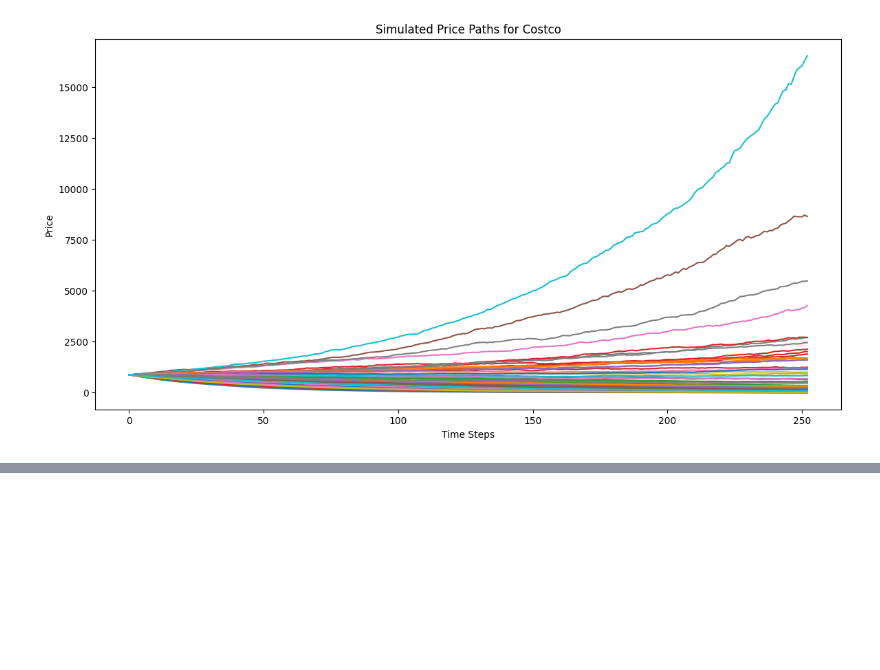
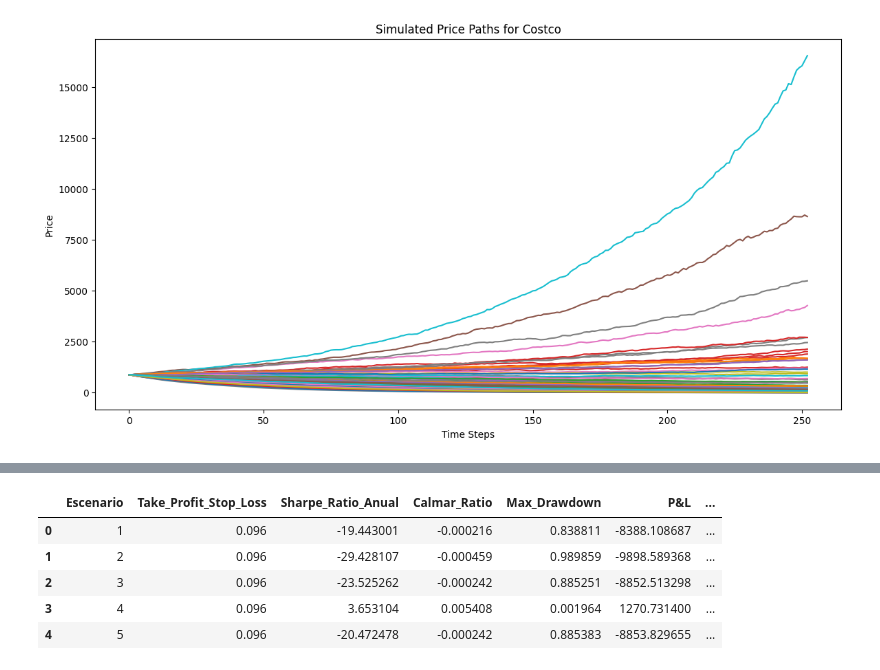
Before and after one commit to pmonroys/Trading, a Jupyter notebook: Proyecto 3/003 Generative Adversarial Networks.ipynb, the cells around one changed output, grey strips where cells are left out. Saved outputs shown, nothing was run; the diff lists cells and outputs as text; code cells hidden in the pictures; blank space fills up the shorter version.

```diff
--- a/Proyecto 3/Proyecto Trading 3 GANS Principal.ipynb
+++ b/Proyecto 3/003 Generative Adversarial Networks.ipynb
@@ -281,0 +353,13 @@ for pos in positions:
+# %%
+# Agrupar por 'Escenario' y calcular el promedio de cada métrica
+df_grouped = df_results.groupby('Escenario').mean().reset_index()
+
+# Mostrar los resultados agrupados
+df_grouped.head()
+# %% [output]
+|  | Escenario | Take_Profit_Stop_Loss | Sharpe_Ratio_Anual | Calmar_Ratio | Max_Drawdown | P&L | ... |
+| 0 | 1 | 0.096 | -19.443001 | -0.000216 | 0.838811 | -8388.108687 | ... |
+| 1 | 2 | 0.096 | -29.428107 | -0.000459 | 0.989859 | -9898.589368 | ... |
+| 2 | 3 | 0.096 | -23.525262 | -0.000242 | 0.885251 | -8852.513298 | ... |
+| 3 | 4 | 0.096 | 3.653104 | 0.005408 | 0.001964 | 1270.731400 | ... |
+| 4 | 5 | 0.096 | -20.472478 | -0.000242 | 0.885383 | -8853.829655 | ... |
```
Also changed, not shown: parts of 18 cells of this notebook.
